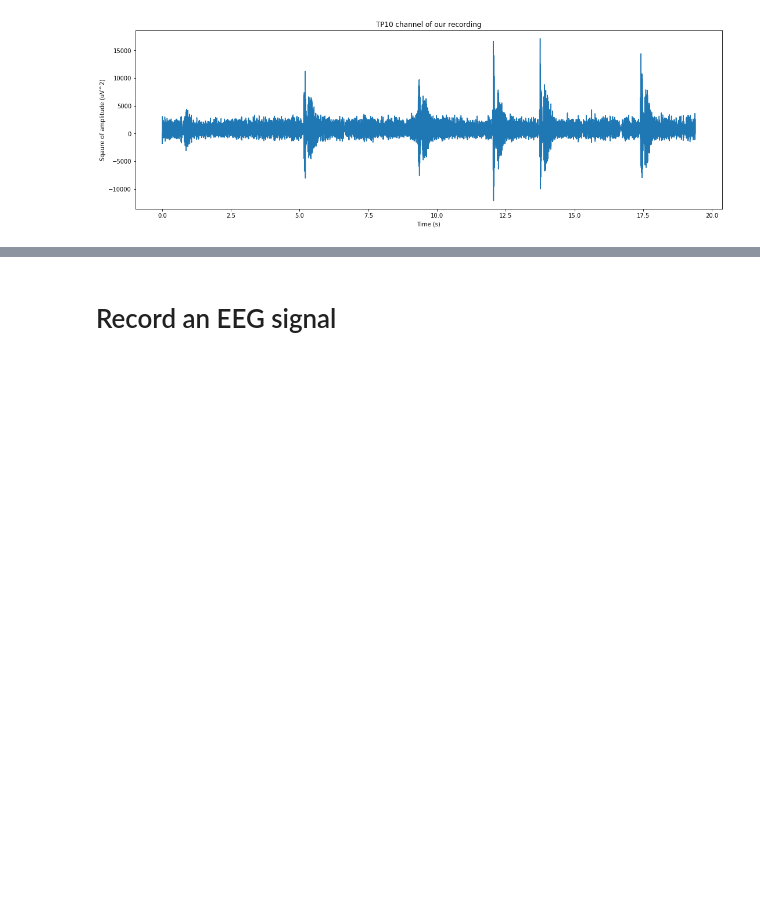
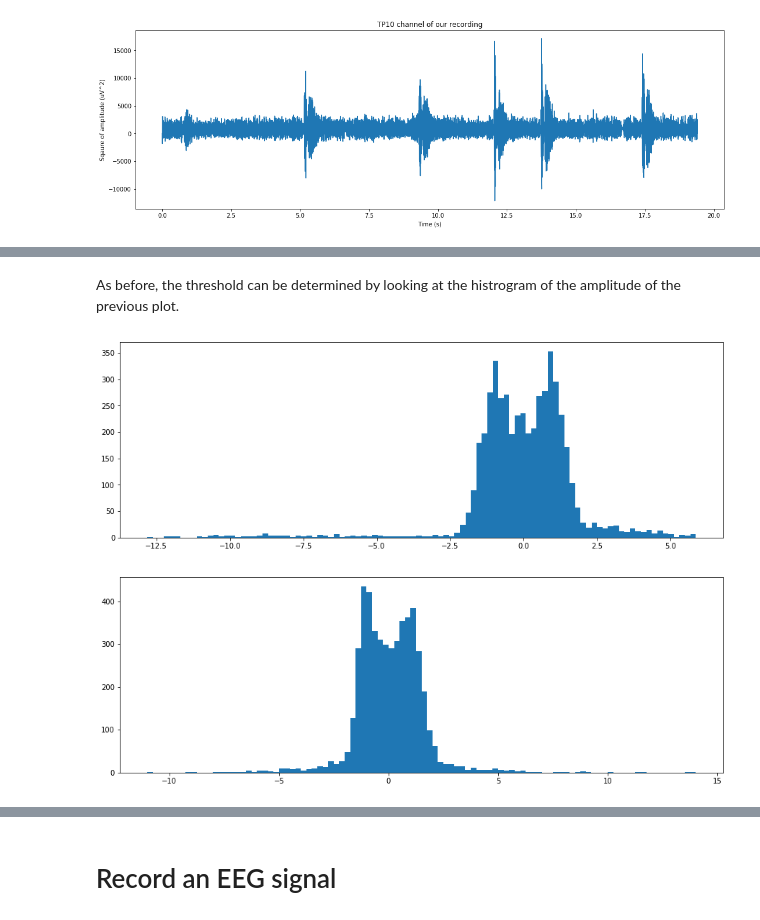
Before and after one commit to PolyCortex/onboarding-challenge, a Jupyter notebook: onboarding-challenge.ipynb, the cells around one changed output, grey strips where cells are left out. Drawn from its saved outputs; the diff is of its cells as text; code cells hidden in the pictures; blank space fills up the shorter version.

```diff
--- a/onboarding-challenge.ipynb
+++ b/onboarding-challenge.ipynb
@@ -189,0 +216,11 @@ plt.show()
+# %% [markdown]
+As before, the threshold can be determined by looking at the histrogram of the amplitude of the previous plot.
+# %%
+plt.hist(tp10_eeg_data_zscore, 100)
+plt.show()
+
+plt.hist(tp10_tkeo_eeg_zscore, 100)
+plt.show()
+# %% [output]
+[figure, added]
+[figure, added]
```
Also changed, not shown: parts of 26 cells of this notebook, 1 other file.
